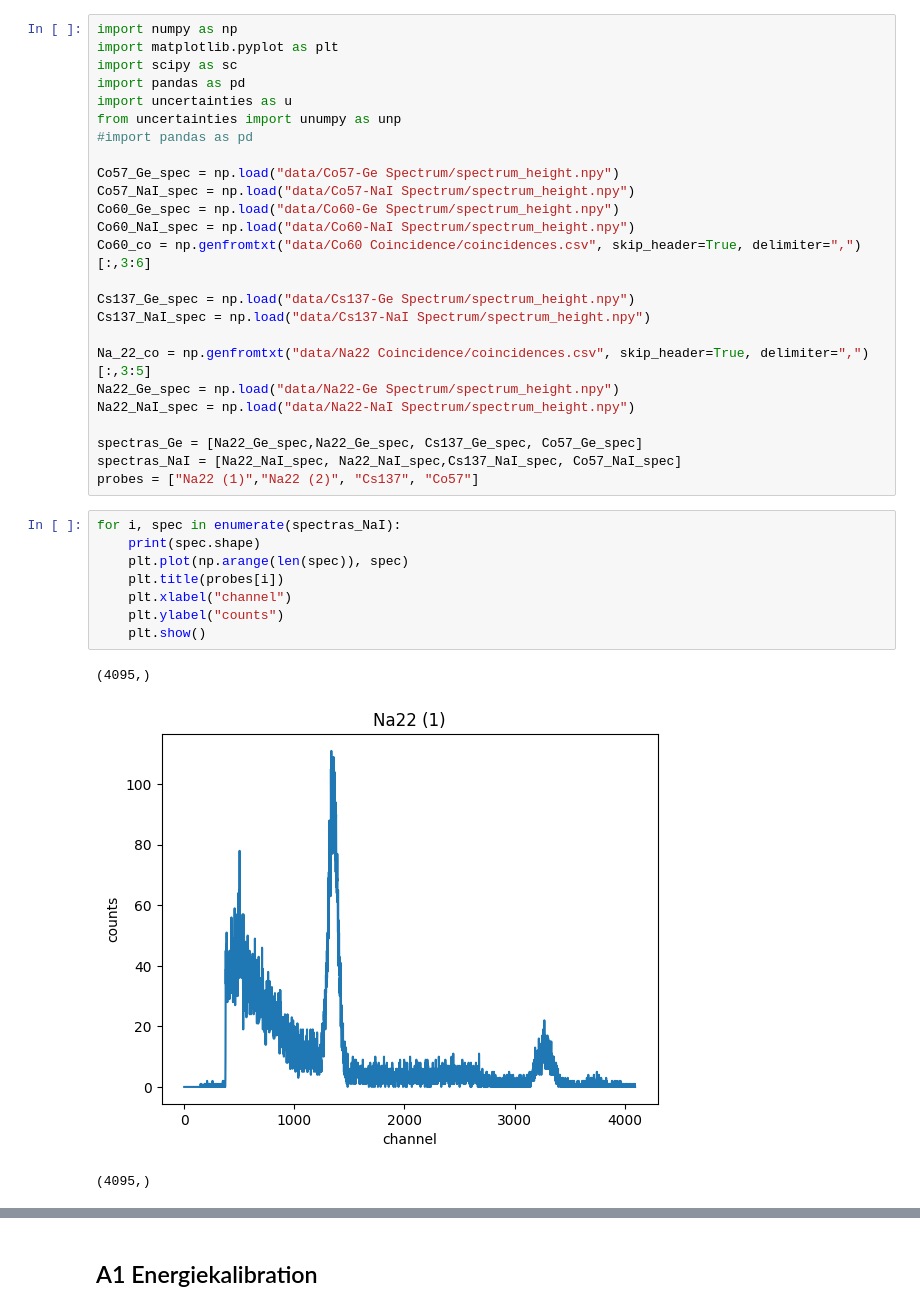
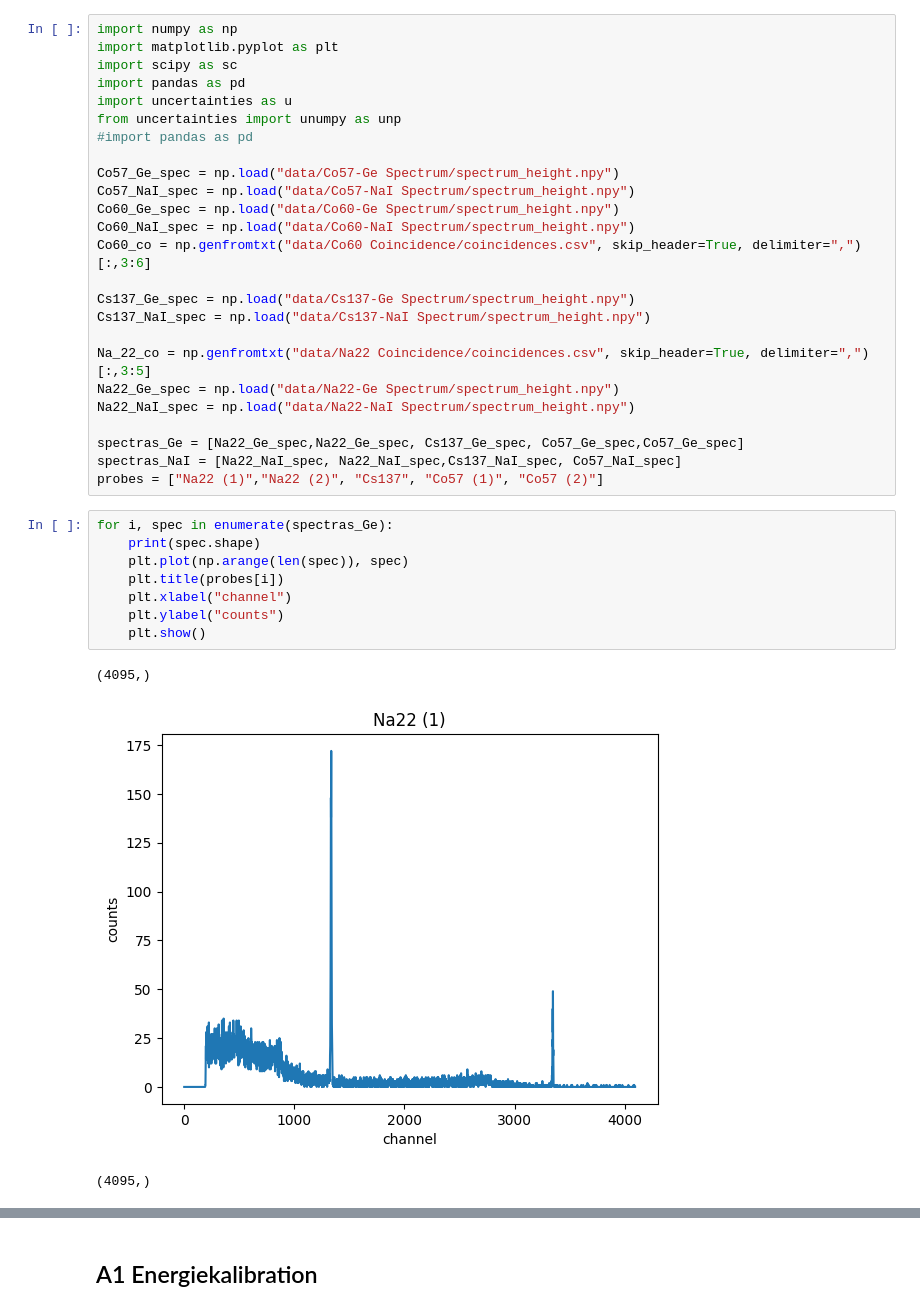
Before and after one commit to caesar2003/P4-Gamma-Coincidence-Spectroscopy, a Jupyter notebook: auswertung.ipynb, the cells around one changed output, grey strips where cells are left out. Drawn from its saved outputs; the diff is of its cells as text.

```diff
--- a/auswertung.ipynb
+++ b/auswertung.ipynb
@@ -20,18 +20,18 @@ Na_22_co = np.genfromtxt("data/Na22 Coincidence/coincidences.csv", skip_header=T
 Na22_Ge_spec = np.load("data/Na22-Ge Spectrum/spectrum_height.npy")
 Na22_NaI_spec = np.load("data/Na22-NaI Spectrum/spectrum_height.npy")
 
-spectras_Ge = [Na22_Ge_spec,Na22_Ge_spec, Cs137_Ge_spec, Co57_Ge_spec]
+spectras_Ge = [Na22_Ge_spec,Na22_Ge_spec, Cs137_Ge_spec, Co57_Ge_spec,Co57_Ge_spec]
 spectras_NaI = [Na22_NaI_spec, Na22_NaI_spec,Cs137_NaI_spec, Co57_NaI_spec]
-probes = ["Na22 (1)","Na22 (2)", "Cs137", "Co57"]
+probes = ["Na22 (1)","Na22 (2)", "Cs137", "Co57 (1)", "Co57 (2)"]
 # %%
-for i, spec in enumerate(spectras_NaI):
+for i, spec in enumerate(spectras_Ge):
     print(spec.shape)
     plt.plot(np.arange(len(spec)), spec)
     plt.title(probes[i])
     plt.xlabel("channel")
     plt.ylabel("counts")
     plt.show()
 # %% [output]
 (4095,)
-[figure, old version]
+[figure, new version]
 (4095,)
```
Also changed, not shown: parts of 11 cells of this notebook, 14 other files.
